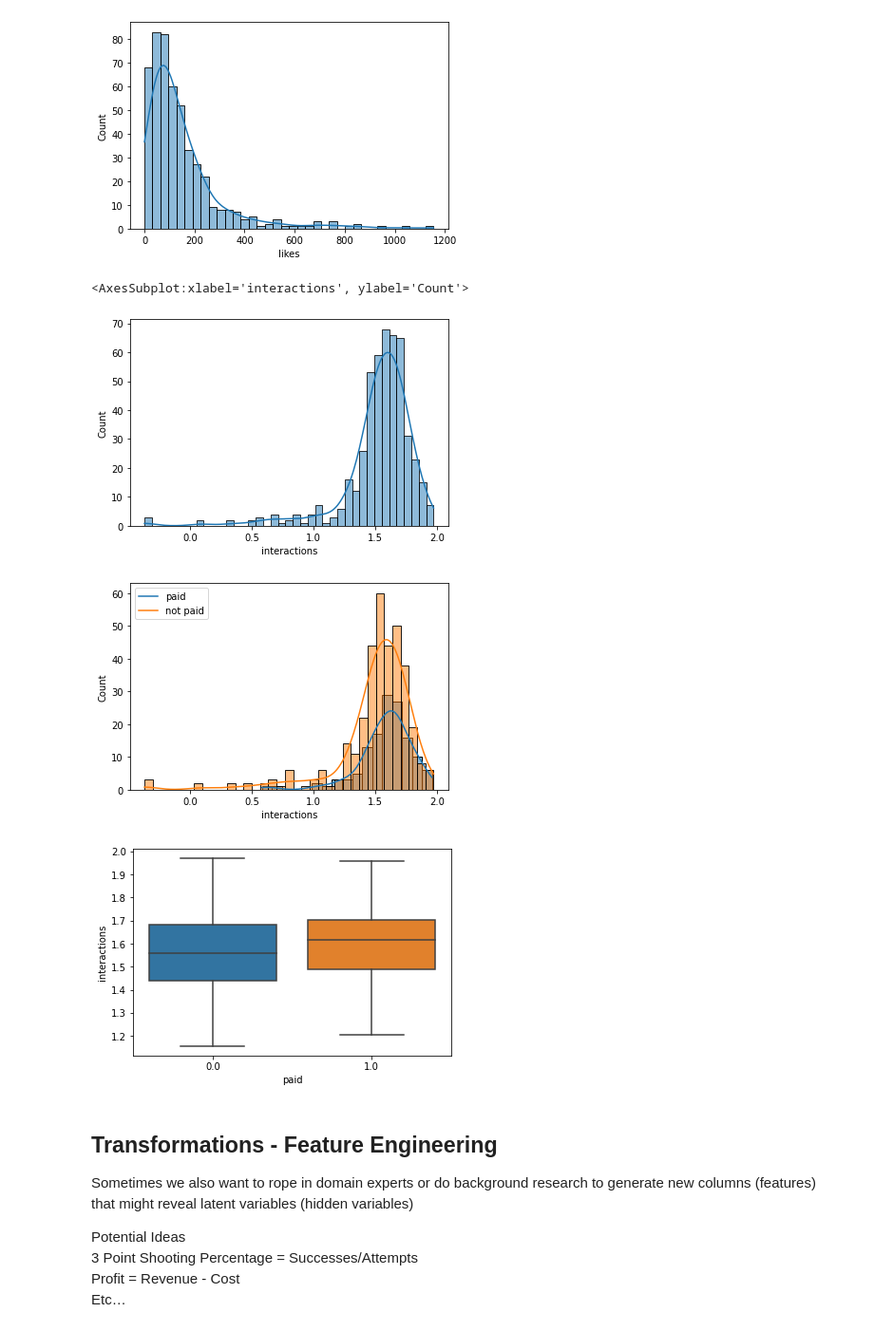
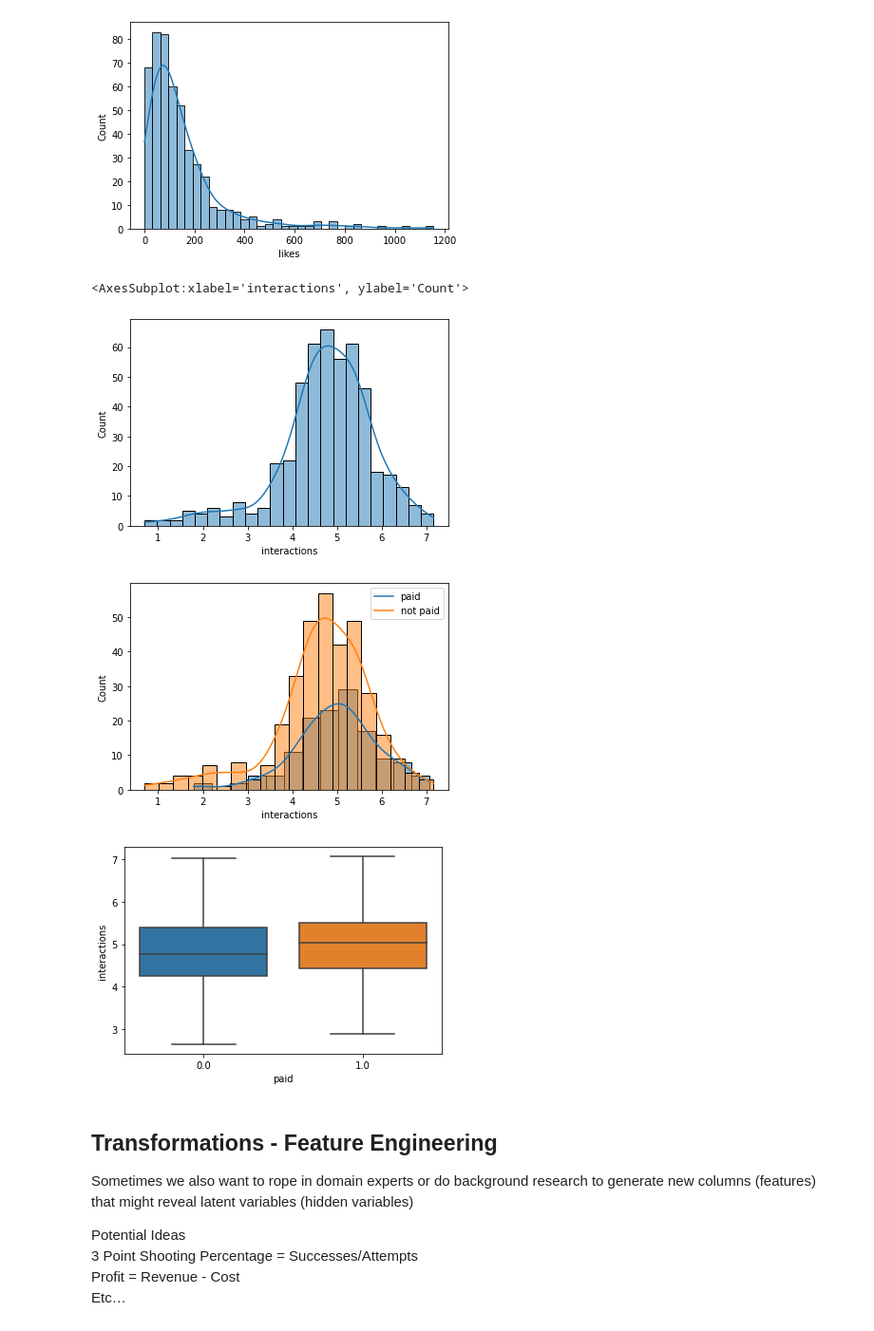
Before and after one commit to The-Knowledge-House/DS_22, a Jupyter notebook: phase_3/week_3/4_3/sprint2_notes.ipynb, the cells around one changed output. Shown at 95% size. Drawn from its saved outputs; the diff is of its cells as text; code cells hidden in the pictures.

```diff
--- a/phase_3/week_3/4_3/sprint2_notes.ipynb
+++ b/phase_3/week_3/4_3/sprint2_notes.ipynb
@@ -163,12 +164,11 @@ plt.show()
 [figure]
 # %%
 # maybe try log normalization...
-fbdf_clean_log = fbdf_clean
 fbdf_clean_log["interactions"] = fbdf_clean_log["interactions"].apply(lambda x: np.log(x))
 sns.histplot(fbdf_clean_log["interactions"], kde=True)
 # %% [output]
 <AxesSubplot:xlabel='interactions', ylabel='Count'>
-[figure, old version]
+[figure, new version]
 # %%
 fbdf_clean_log = fbdf_clean_log[np.isfinite(fbdf_clean_log["interactions"])]
 # %%
@@ -181,12 +181,12 @@ sns.histplot(nopaid_log["interactions"], kde=True)
 plt.legend(labels=["paid", "not paid"])
 plt.show()
 # %% [output]
-[figure, old version]
+[figure, new version]
 # %%
 sns.boxplot(data=fbdf_clean_log, y="interactions", x="paid", showfliers=False)
 plt.show()
 # %% [output]
-[figure, old version]
+[figure, new version]
 # %% [markdown]
 ## Transformations - Feature Engineering
 
```
Also changed, not shown: parts of 28 cells of this notebook, 3 other files.
